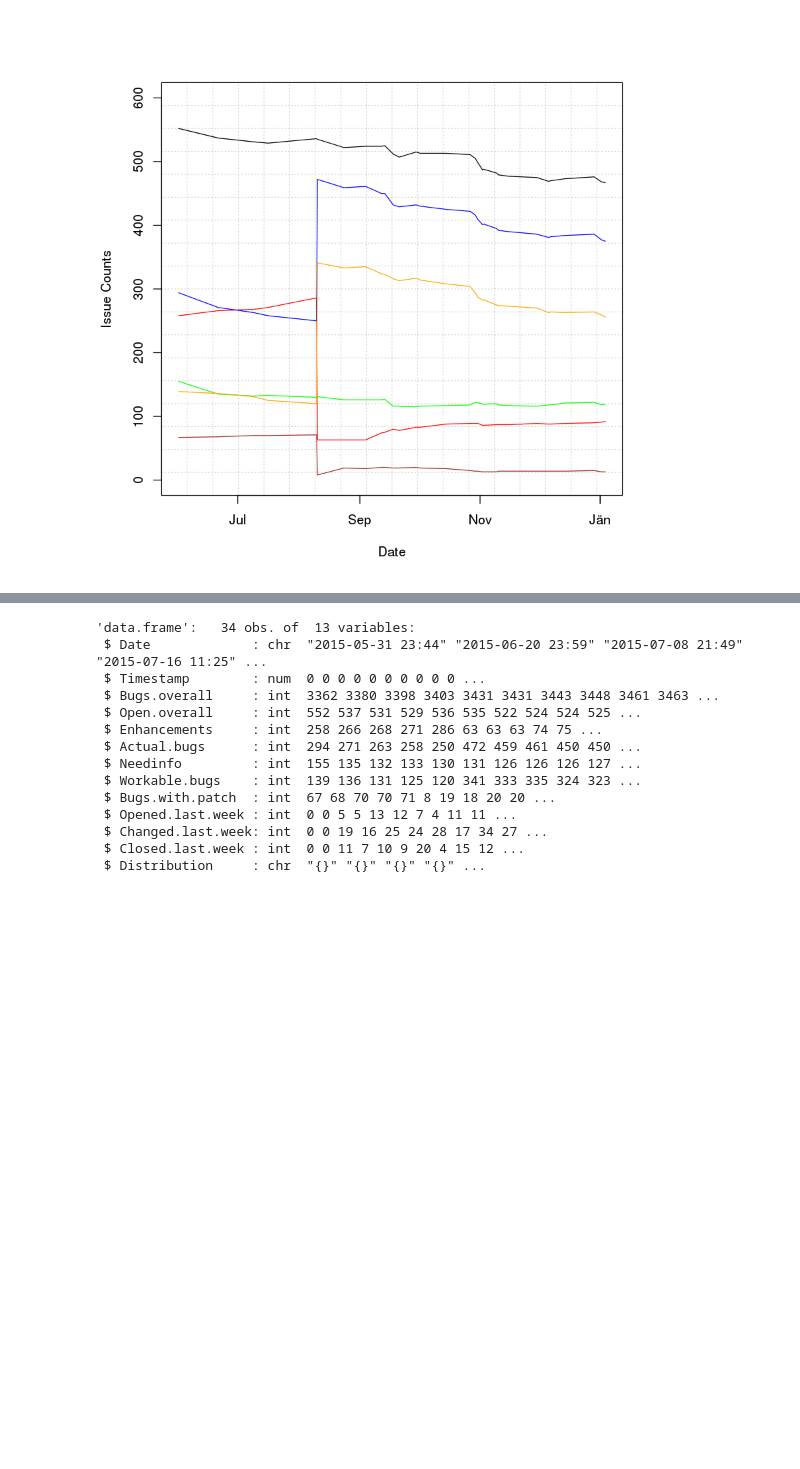
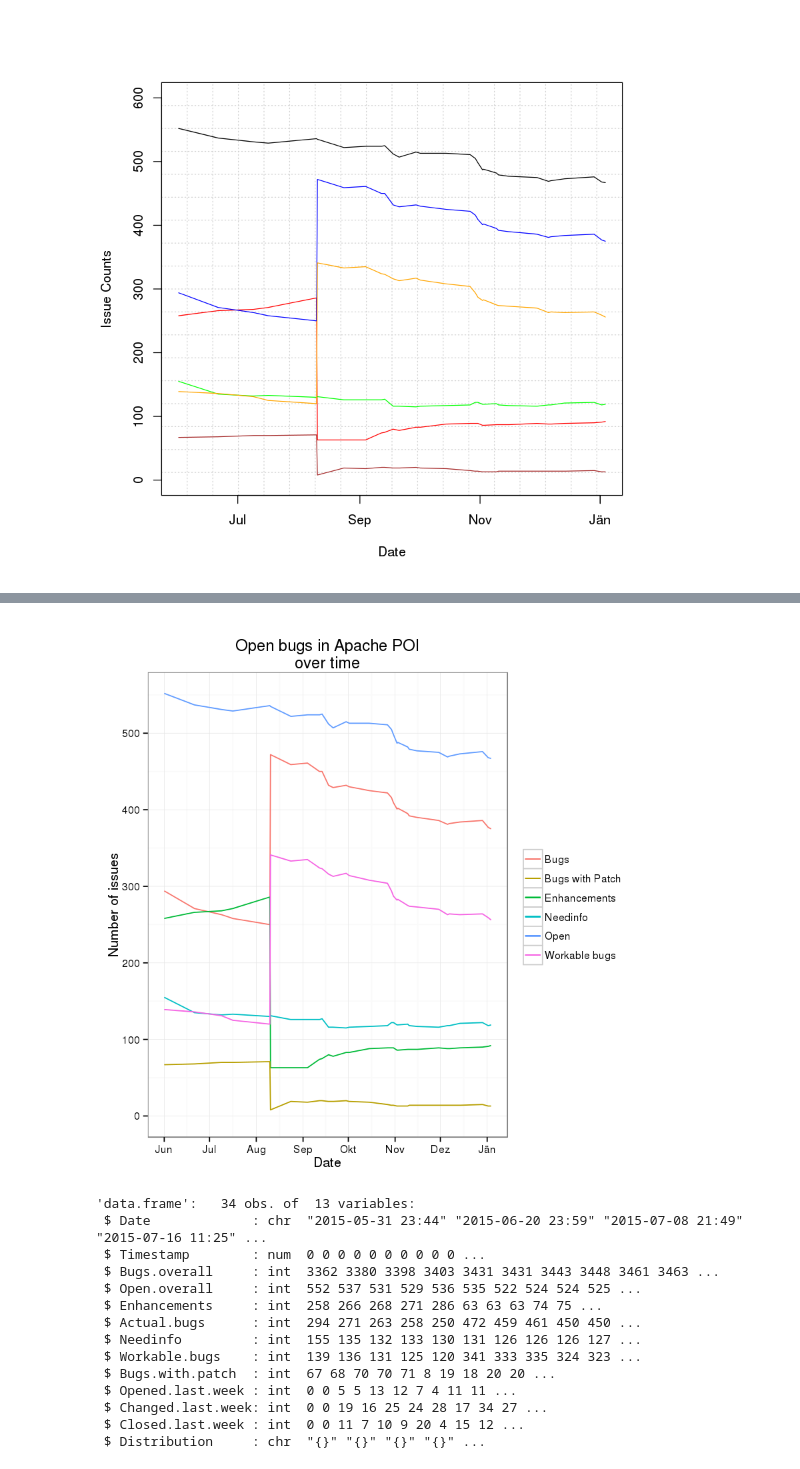
Before and after one commit to centic9/bzstats, a Jupyter notebook: POI Bugzilla Stats.ipynb, the cells around one changed output, grey strips where cells are left out. Cells and saved outputs as stored; diff of their text form; code cells hidden in the pictures; blank space fills up the shorter version.

```diff
--- a/POI Bugzilla Stats.ipynb
+++ b/POI Bugzilla Stats.ipynb
@@ -40,0 +74,26 @@ data
+# %%
+ggplot(data, aes(parse_date(Date, approx = TRUE))) +
+    # add the various lines
+    geom_line(aes(y=Actual.bugs, colour="Bugs")) +
+    geom_line(aes(y=Open.overall, colour="Open")) +
+    geom_line(aes(y=Enhancements, colour="Enhancements")) +
+    geom_line(aes(y=Needinfo, colour="Needinfo")) +
+    geom_line(aes(y=Workable.bugs, colour="Workable bugs")) +
+    geom_line(aes(y=Bugs.with.patch, colour="Bugs with Patch")) +
+    # pin the y-axis at zero
+    expand_limits(y=0) +
+    # specify the label for both axes
+    xlab("Date") +
+    ylab("Number of issues") +
+    # add more ticks on the y-axis
+    scale_y_continuous(breaks=seq(0,1000,by=100)) +
+    # set a title for the graph
+    ggtitle("Open bugs in Apache POI\nover time") +
+    # set the default black/white theme
+    theme_bw() +
+    # legend styling
+    theme(legend.position="right") +
+    #labs(colour="Legend")
+    guides(colour=guide_legend(title=NULL))
+# %% [output]
+[figure, added]
```
Also changed, not shown: parts of 13 cells of this notebook, 1 other file.
